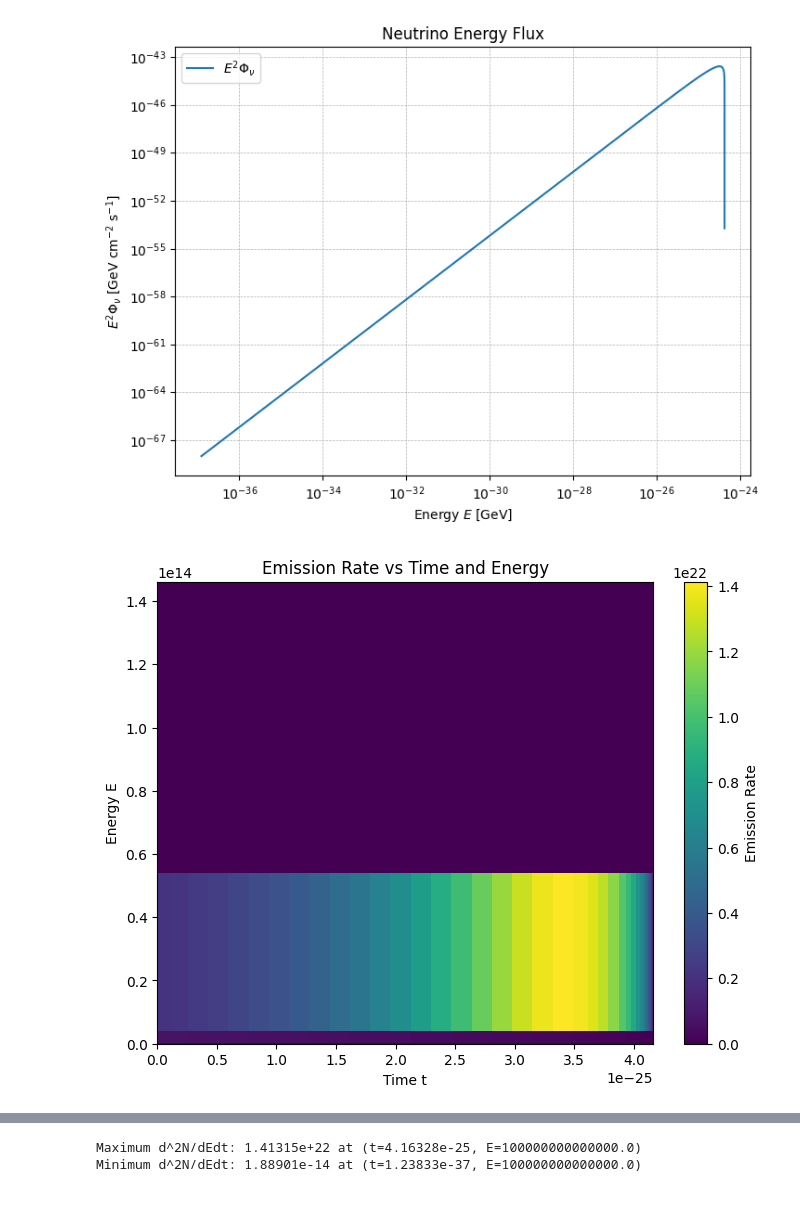
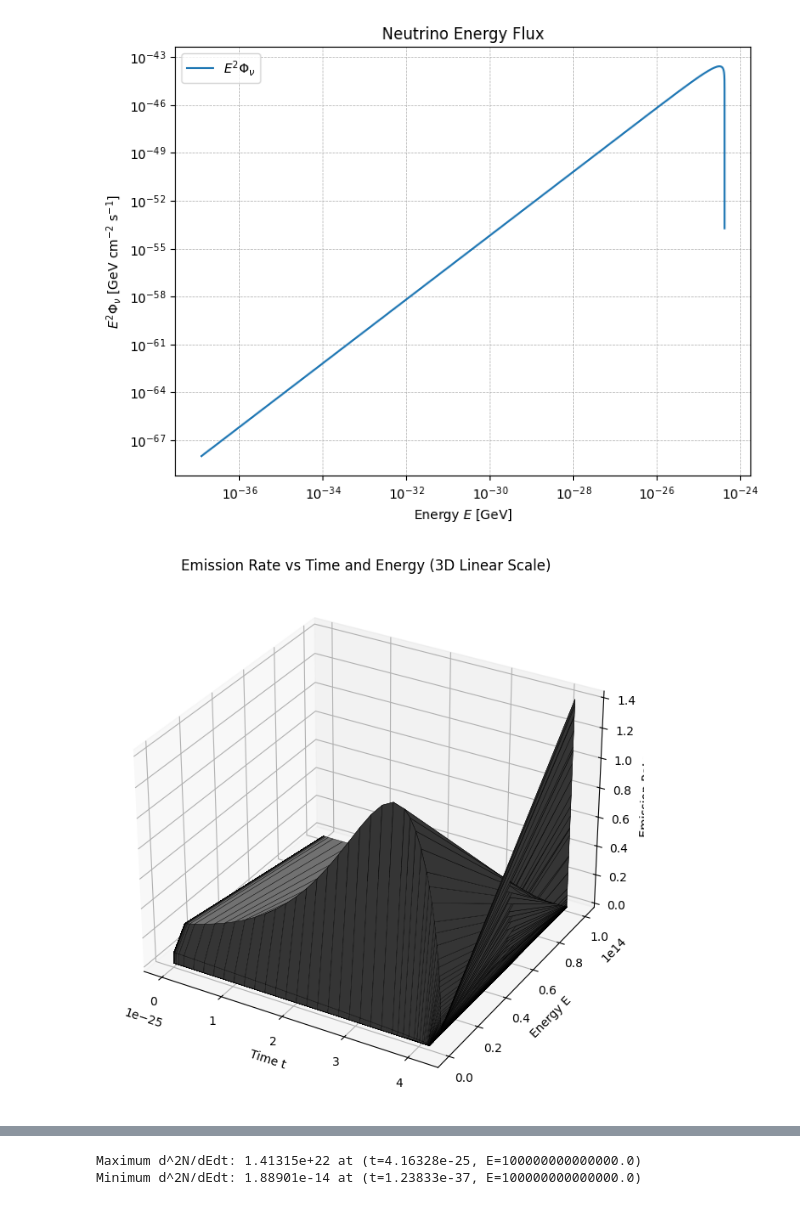
Before and after one commit to LeahLin0618/hep_leah_1, a Jupyter notebook: Untitled-1.ipynb, the cells around one changed output, grey strips where cells are left out. Drawn from its saved outputs; the diff is of its cells as text; code cells hidden in the pictures.

```diff
--- a/Untitled-1.ipynb
+++ b/Untitled-1.ipynb
@@ -24,26 +24,40 @@ plt.show()
 # %% [output]
 [figure]
 # %%
+
+
 import numpy as np
 import matplotlib.pyplot as plt
-import matplotlib.colors as mcolors
+from mpl_toolkits.mplot3d import Axes3D
 
 # 讀取數據，跳過第一行的標題
 data = np.genfromtxt('./neutrinos_primary_spectrum.txt', comments='#', skip_header=1)
 
 # 解析數據
 t = data[1:, 0]       # 時間 t（從第二行開始）
 E = data[0, 1:]       # 能量 E（從第二列開始）
 emission_rate = data[1:, 1:]  # emission rate（排除第一行第一列）
 
-# 繪製 2D colormap
-plt.figure(figsize=(8, 6))
-plt.pcolormesh(t, E, emission_rate.T, shading='auto', cmap='viridis')  # 使用轉置，使數據對應正確
-plt.colorbar(label='Emission Rate')  # 添加顏色條
-plt.xlabel('Time t')
-plt.ylabel('Energy E')
-plt.title('Emission Rate vs Time and Energy')
+# 創建 3D plot
+fig = plt.figure(figsize=(10, 8))
+ax = fig.add_subplot(111, projection='3d')
+
+# 使用 meshgrid 來創建 3D 表面
+T, E_grid = np.meshgrid(t, E)  # 生成 T 和 E 的網格
+Z = emission_rate.T  # 將 emission_rate 轉置，使其符合網格
+
+# 繪製 3D surface plot（使用一般的顏色比例）
+surf = ax.plot_surface(T, E_grid, Z, color='gray', edgecolor='black', linewidth=0.3, rstride=1, cstride=1)
+
+# # 添加顏色條
+# fig.colorbar(surf, label='Emission Rate')
+
+# 添加標籤
+ax.set_xlabel('Time t')
+ax.set_ylabel('Energy E')
+ax.set_zlabel('Emission Rate')
+ax.set_title('Emission Rate vs Time and Energy (3D Linear Scale)')
 
 plt.show()
 # %% [output]
-[figure, old version]
+[figure, new version]
```
Also changed, not shown: parts of 2 cells of this notebook.
